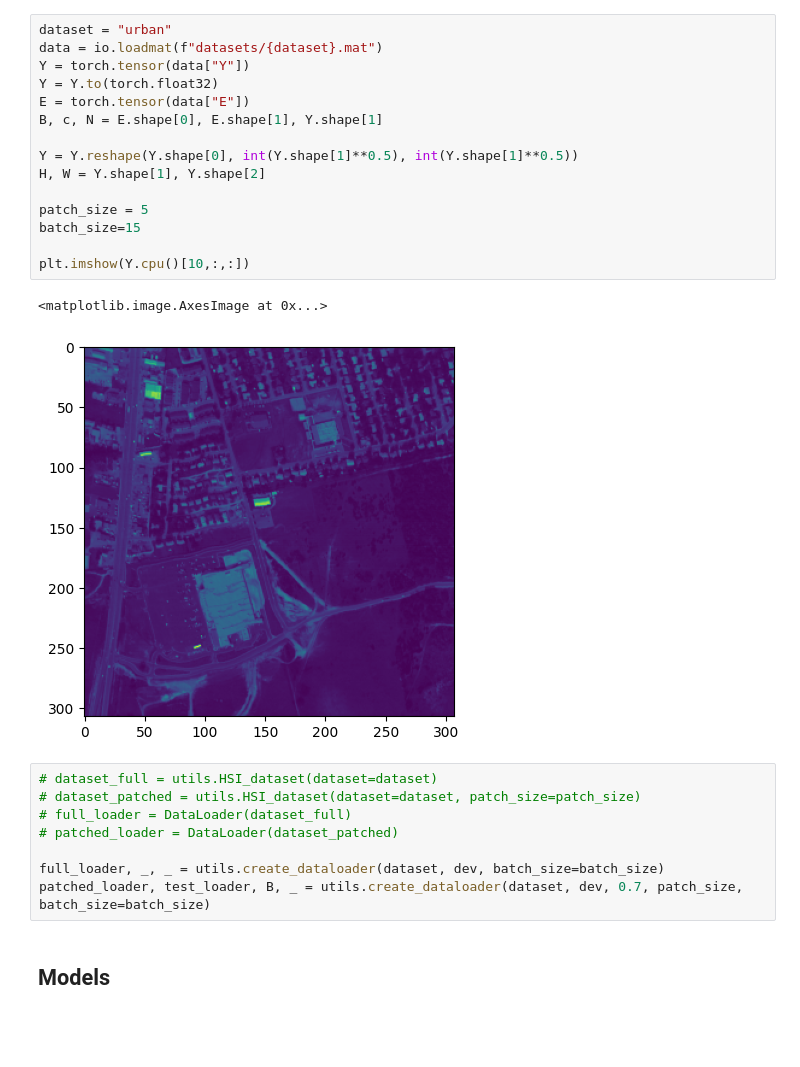
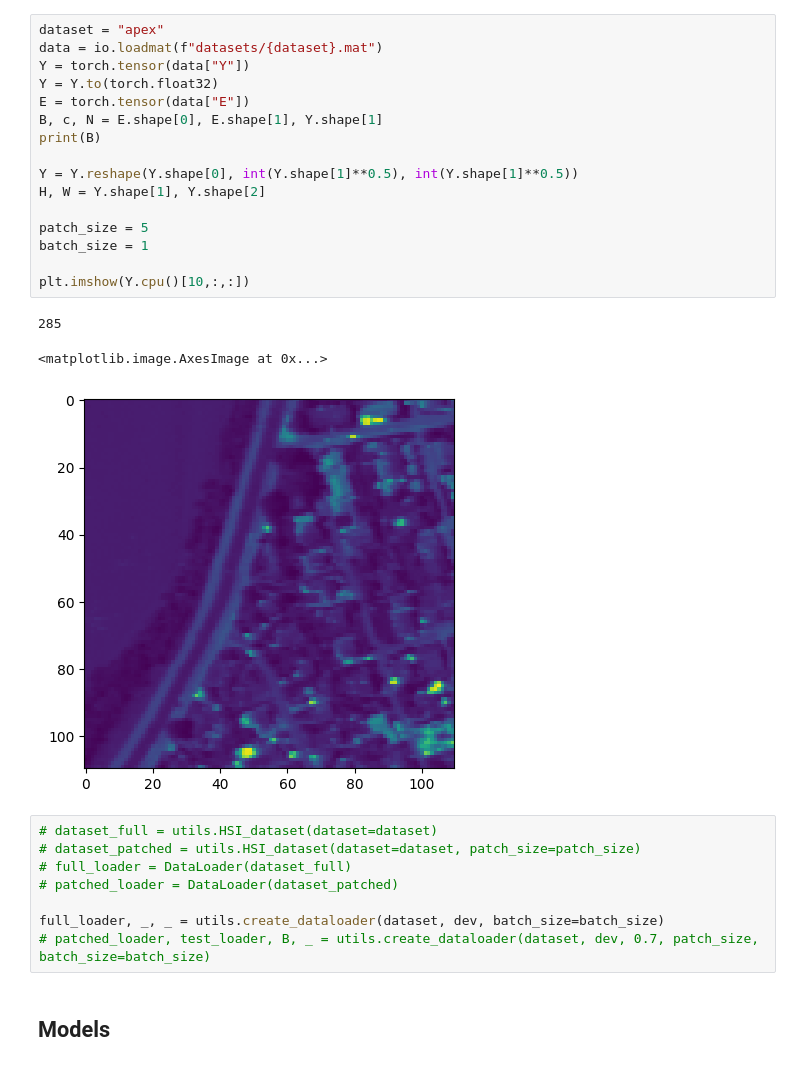
Before and after one commit to edabier/SS-HSU_benchmark, a Jupyter notebook: global_test.ipynb, the cells around one changed output. Cells and saved outputs as stored; diff of their text form; blank space fills up the shorter version.

```diff
--- a/global_test.ipynb
+++ b/global_test.ipynb
@@ -20,21 +22,23 @@ else:
 # %%
-dataset = "urban"
+dataset = "apex"
 data = io.loadmat(f"datasets/{dataset}.mat")
 Y = torch.tensor(data["Y"])
 Y = Y.to(torch.float32)
 E = torch.tensor(data["E"])
 B, c, N = E.shape[0], E.shape[1], Y.shape[1]
+print(B)
 
 Y = Y.reshape(Y.shape[0], int(Y.shape[1]**0.5), int(Y.shape[1]**0.5))
 H, W = Y.shape[1], Y.shape[2]
 
 patch_size = 5
-batch_size=15
+batch_size = 1
 
 plt.imshow(Y.cpu()[10,:,:])
 # %% [output]
-<matplotlib.image.AxesImage at 0x...>
+285
+<matplotlib.image.AxesImage at 0x...>
-[figure, old version]
+[figure, new version]
 # %%
 # dataset_full = utils.HSI_dataset(dataset=dataset)
 # dataset_patched = utils.HSI_dataset(dataset=dataset, patch_size=patch_size)
@@ -42,7 +46,7 @@ plt.imshow(Y.cpu()[10,:,:])
 # patched_loader = DataLoader(dataset_patched)
 
 full_loader, _, _ = utils.create_dataloader(dataset, dev, batch_size=batch_size)
-patched_loader, test_loader, B, _ = utils.create_dataloader(dataset, dev, 0.7, patch_size, batch_size=batch_size)
+# patched_loader, test_loader, B, _ = utils.create_dataloader(dataset, dev, 0.7, patch_size, batch_size=batch_size)
 # %% [markdown]
 ## Models
 # %%
```
Also changed, not shown: parts of 9 cells of this notebook, 12 other files.
